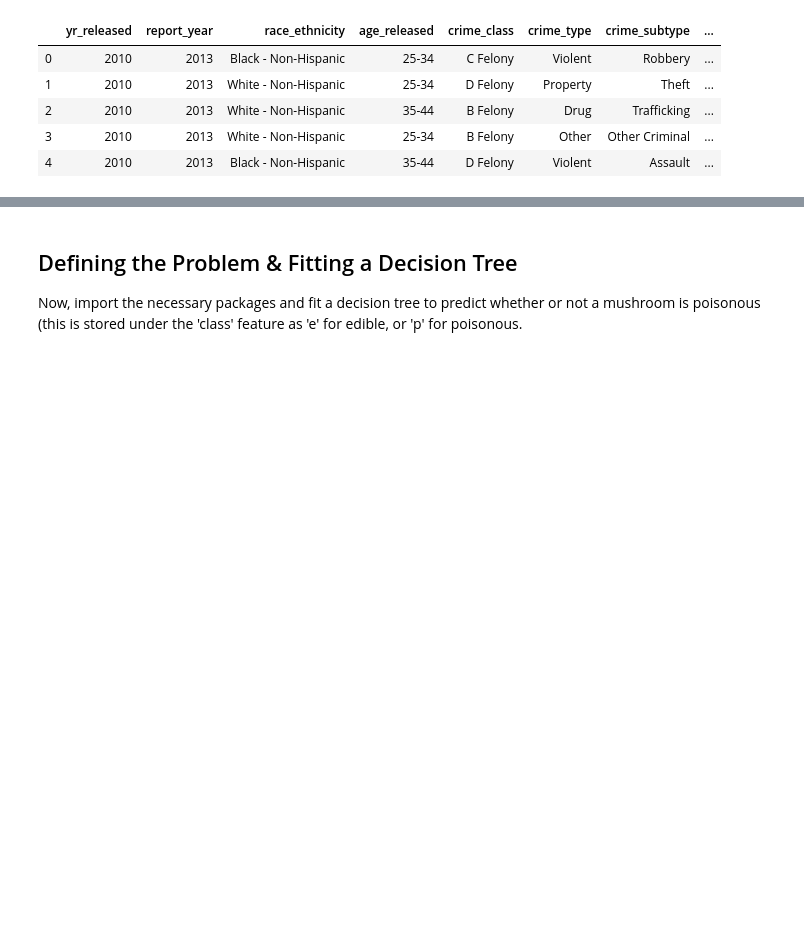
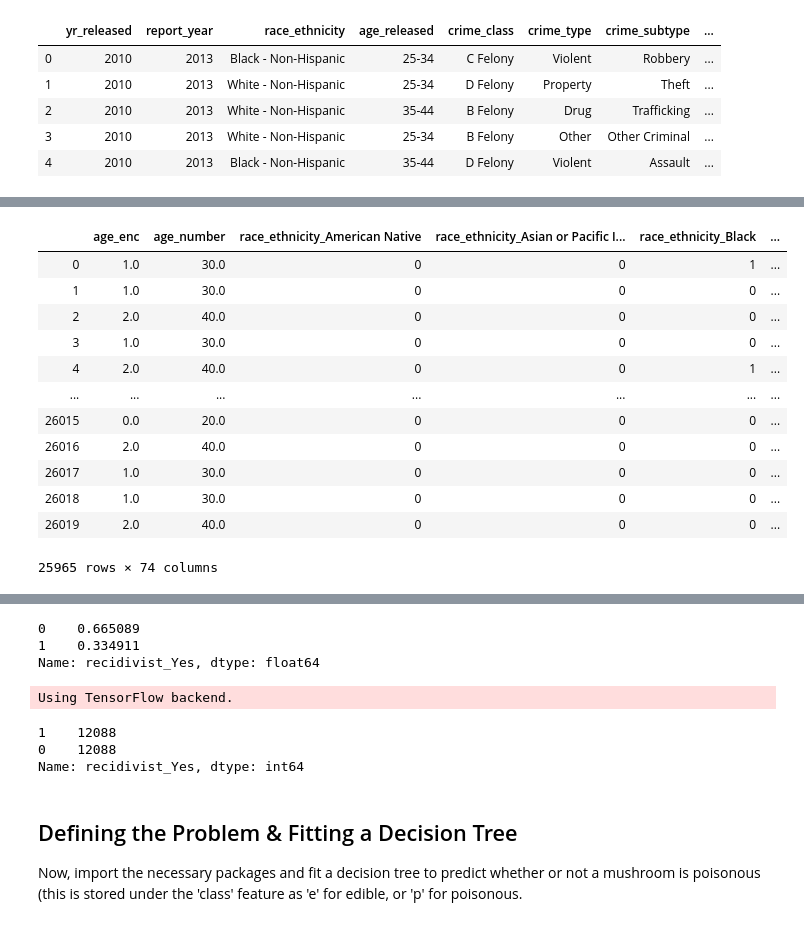
Before and after one commit to jirvingphd/fsds_pt_100719_cohort_notes, a Jupyter notebook: sect_29_decision_trees_SG.ipynb, the cells around one changed output, grey strips where cells are left out. Saved outputs shown, nothing was run; the diff lists cells and outputs as text; code cells hidden in the pictures; blank space fills up the shorter version.

```diff
--- a/sect_29_decision_trees_SG.ipynb
+++ b/sect_29_decision_trees_SG.ipynb
@@ -376,0 +637,4 @@ df= df.drop(columns=['yr_released'])
+# %%
+df.isna().sum()
+df[['super_dist','release_type']] = df[['super_dist','release_type']].fillna('Missing')
+df.isna().sum()
@@ -376,0 +655,4 @@ df= df.drop(columns=['yr_released'])
+# %%
+df.dtypes
+drop_cols = ['age_released']
+df = df.drop(columns=drop_cols)
@@ -376,0 +674,4 @@ df= df.drop(columns=['yr_released'])
+# %%
+# one_hot_cols = ['race_ethnicity','crime_class
+df = pd.get_dummies(df)#,dummy_na=True)
+df.head()
@@ -376,0 +686,2 @@ df= df.drop(columns=['yr_released'])
+# %%
+df.drop('recidivist_No',axis=1,inplace=True)
@@ -376,0 +698,17 @@ df= df.drop(columns=['yr_released'])
+# %%
+y = df.pop('recidivist_Yes')
+df
+# %% [output]
+|  | age_enc | age_number | race_ethnicity_American Native | race_ethnicity_Asian or Pacific I... | race_ethnicity_Black | ... |
+| 0 | 1.0 | 30.0 | 0 | 0 | 1 | ... |
+| 1 | 1.0 | 30.0 | 0 | 0 | 0 | ... |
+| 2 | 2.0 | 40.0 | 0 | 0 | 0 | ... |
+| 3 | 1.0 | 30.0 | 0 | 0 | 0 | ... |
+| 4 | 2.0 | 40.0 | 0 | 0 | 1 | ... |
+| ... | ... | ... | ... | ... | ... | ... |
+| 26015 | 0.0 | 20.0 | 0 | 0 | 0 | ... |
+| 26016 | 2.0 | 40.0 | 0 | 0 | 0 | ... |
+| 26017 | 1.0 | 30.0 | 0 | 0 | 0 | ... |
+| 26018 | 1.0 | 30.0 | 0 | 0 | 0 | ... |
+| 26019 | 2.0 | 40.0 | 0 | 0 | 0 | ... |
+25965 rows × 74 columns
@@ -383,6 +726,23 @@ df= df.drop(columns=['yr_released'])
 <img src="https://raw.githubusercontent.com/jirvingphd/fsds_100719_cohort_notes/master/Flashcards/Downsampling_web.png" width=10%>
 # %%
 ## Check class
+y_train.value_counts(normalize=True)
+# %% [output]
+0    0.665089
+1    0.334911
+Name: recidivist_Yes, dtype: float64
+# %%
+from imblearn.over_sampling import SMOTE
+smote = SMOTE()
+X_train_res, y_train_res = smote.fit_sample(X_train, y_train)
+# %% [output]
+Using TensorFlow backend.
+# %%
+pd.Series(y_train_res).value_counts()
+# %% [output]
+1    12088
+0    12088
+Name: recidivist_Yes, dtype: int64
 # %% [markdown]
 ## Defining the Problem & Fitting a Decision Tree
 
```
Also changed, not shown: parts of 59 cells of this notebook.
